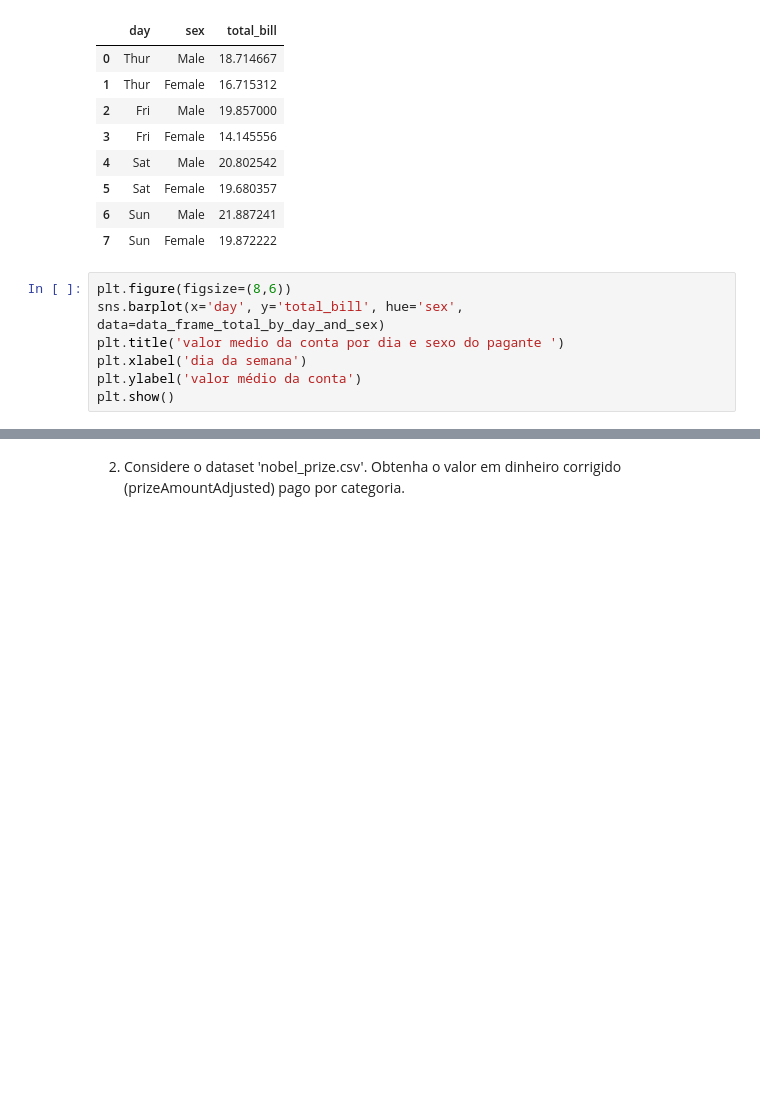
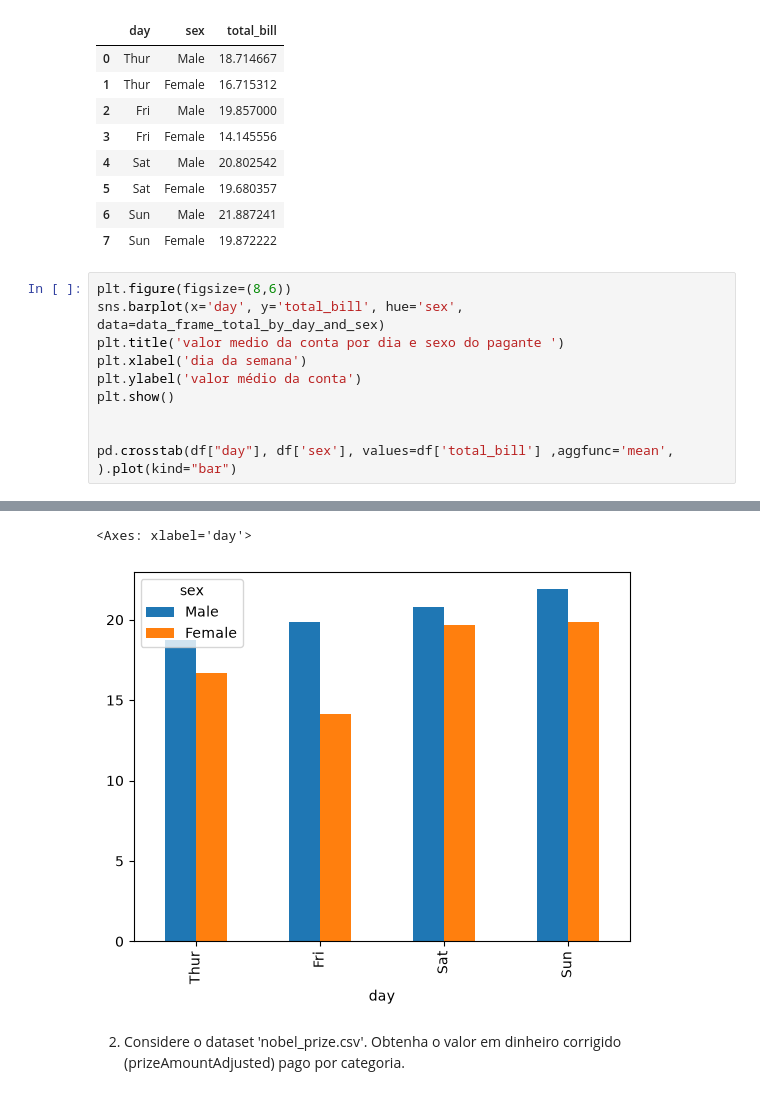
Before and after one commit to meloluvert/xmac02-analise-dados, a Jupyter notebook: Aula11-crosstab.ipynb, the cells around one changed output, grey strips where cells are left out. Cells and saved outputs as stored; diff of their text form; blank space fills up the shorter version.

```diff
--- a/Aula11-crosstab.ipynb
+++ b/Aula11-crosstab.ipynb
@@ -300,12 +324,17 @@ data_frame_total_by_day_and_sex
 # %%
 plt.figure(figsize=(8,6))
 sns.barplot(x='day', y='total_bill', hue='sex', data=data_frame_total_by_day_and_sex)
 plt.title('valor medio da conta por dia e sexo do pagante ')
 plt.xlabel('dia da semana')
 plt.ylabel('valor médio da conta')
 plt.show()
+
+
+pd.crosstab(df["day"], df['sex'], values=df['total_bill'] ,aggfunc='mean',  ).plot(kind="bar")
 # %% [output]
 [figure]
+<Axes: xlabel='day'>
+[figure, added]
 # %% [markdown]
 2) Considere o dataset 'nobel_prize.csv'. Obtenha o valor em dinheiro corrigido (prizeAmountAdjusted) pago por categoria.
 # %%
```
Also changed, not shown: parts of 5 cells of this notebook, 14 other files.
